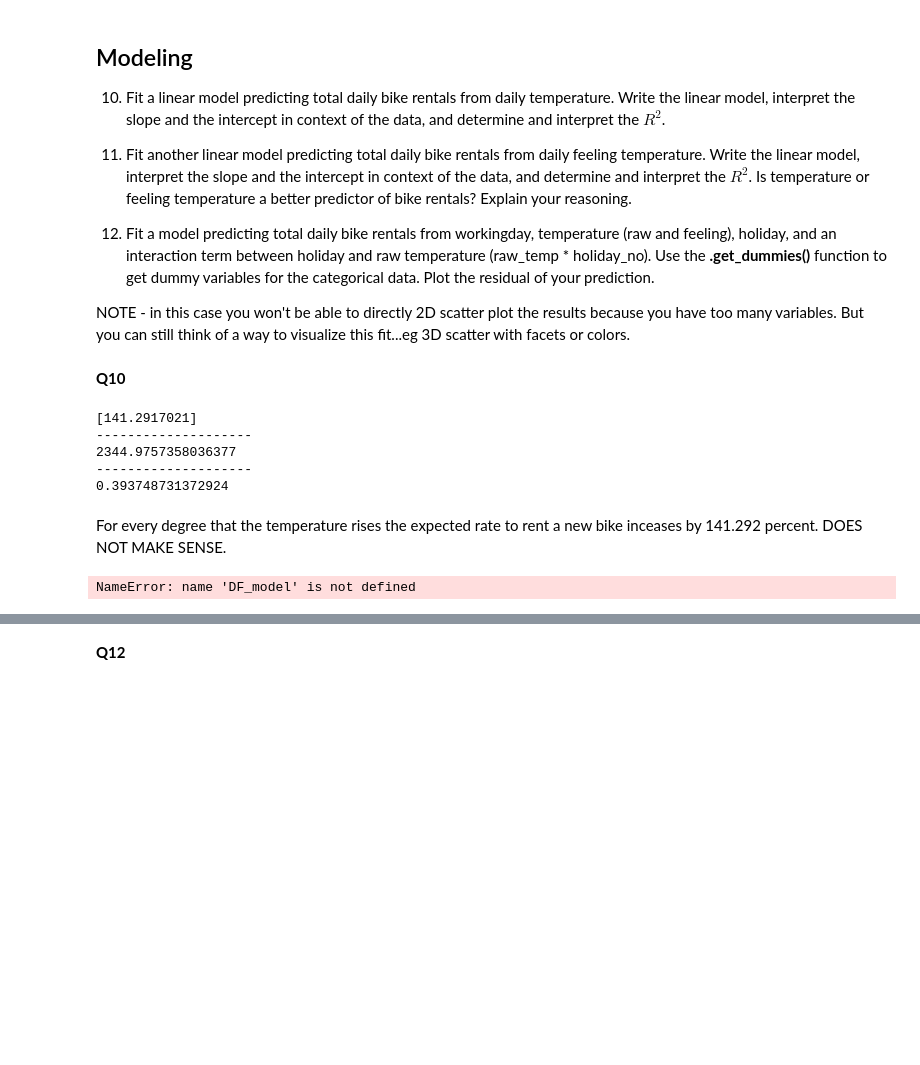
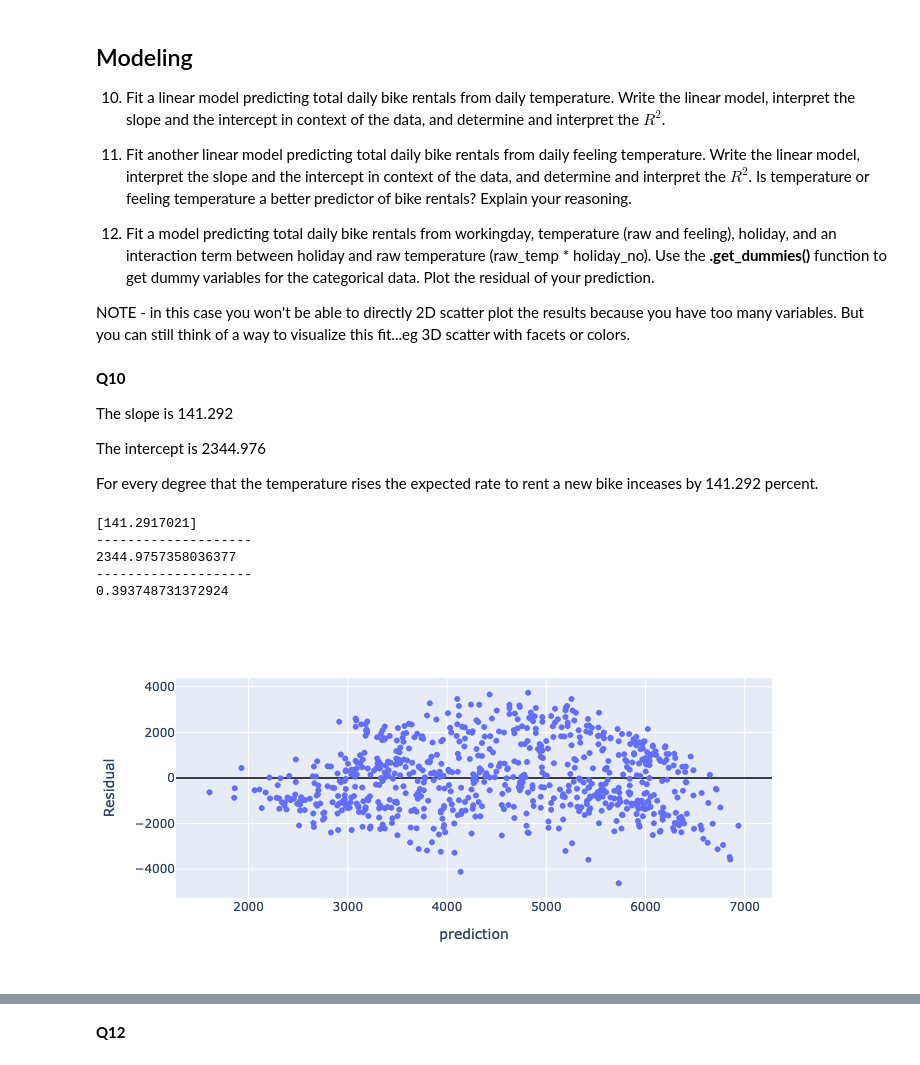
Before and after one commit to jazmine-veliz/Day17, a Jupyter notebook: Day17-HW.ipynb, the cells around one changed output, grey strips where cells are left out. Drawn from its saved outputs; the diff is of its cells as text; code cells hidden in the pictures; blank space fills up the shorter version.

```diff
--- a/Day17-HW.ipynb
+++ b/Day17-HW.ipynb
@@ -161,3 +163,9 @@ DF['weathersit']=pd.Categorical(DF['weathersit'],categories=['clear','mist','lig
+# %%
+DF['mnth'].replace({1:'Jan.', 2:'Feb.', 3:'March', 4:'April', 5:'May',6:'June',7:'July',8:'August',9:'Sep.',10:'Oct.',11:'Nov.',12:'Dec.'},inplace=True)
+DF['mnth']=pd.Categorical(DF['mnth'],categories=['Jan.','Feb.','March','April','May','June','July','August','Sep.','Oct.','Nov.','Dec.'],ordered=True)
+
+DF['weekday'].replace({1:'Monday',2:'Tuesday',3:'Wednesday',4:'Thursday',5:'Friday',6:'Saturday',7:'Sunday'},inplace=True)
+DF['weekday']=pd.Categorical(DF['weekday'],categories=['Monday','Tuesday','Wednesday','Thursday','Friday','Saturday','Sunday'],ordered=True)
 # %% [markdown]
 **Q5**
 # %%
@@ -242,6 +250,12 @@ fig.show()
 NOTE - in this case you won't be able to directly 2D scatter plot the results because you have too many variables. But you can still think of a way to visualize this fit...eg 3D scatter with facets or colors.
 # %% [markdown]
 **Q10**
+
+The slope is 141.292
+
+The intercept is 2344.976
+
+For every degree that the temperature rises the expected rate to rent a new bike inceases by 141.292 percent.
 # %%
 # Linear model cnt vs raw_temp
 # Get a subset of the rows
@@ -267,21 +281,21 @@ print(LM.score(X,y))
 2344.9757358036377
 --------------------
 0.393748731372924
-# %% [markdown]
-For every degree that the temperature rises the expected rate to rent a new bike inceases by 141.292 percent. DOES NOT MAKE SENSE.
 # %%
 # Save the predicted values to the data frame
 DF_model1['prediction'] = LM.predict(X)
-DF_model1['Residual']=DF_model1['cnt']=DF_model['prediction']
+DF_model1['Residual']=DF_model1['cnt']-DF_model1['prediction']
 # Plot the results
 fig = px.scatter(DF_model1,x='prediction',y='Residual')
 
-fig.add_trace(
-    px.line(DF_model1, x='raw_temp', y='prediction',color_discrete_sequence=['black']).data[0]
-)
+fig.update_layout(yaxis=dict(zeroline=True, zerolinewidth=1.5, zerolinecolor='black'))
+
+#fig.add_trace(
+#    px.line(DF_model1, x='raw_temp', y='prediction',color_discrete_sequence=['black']).data[0]
+#)
 
 fig.show()
 # %% [output]
-NameError: name 'DF_model' is not defined
+[figure, added]
 # %% [markdown]
 **Q11**
```
Also changed, not shown: parts of 18 cells of this notebook.
